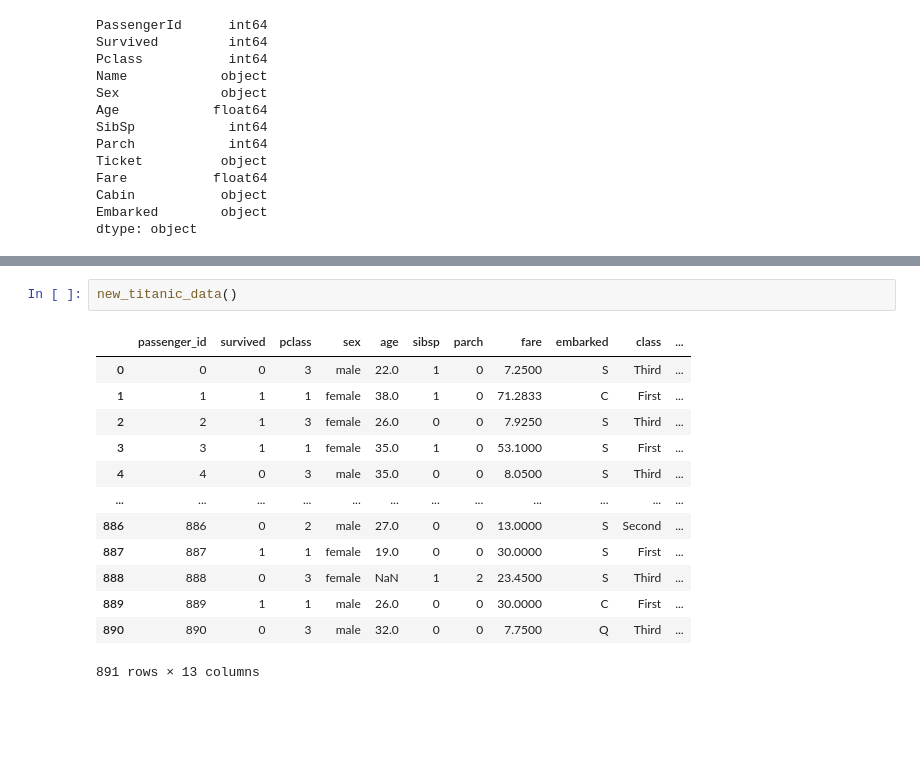
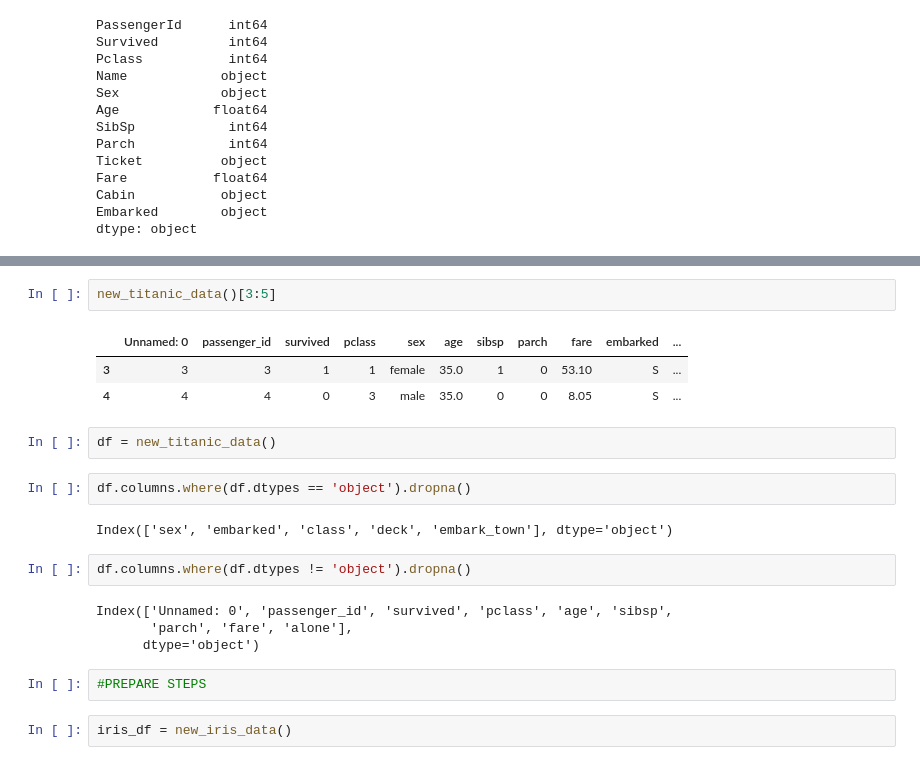
Before and after one commit to carterrxavier/classification-exercises, a Jupyter notebook: classification_exercsises.ipynb, the cells around one changed output, grey strips where cells are left out. Drawn from its saved outputs; the diff is of its cells as text; blank space fills up the shorter version.

Commit message:
add iris data prep

```diff
--- a/classification_exercsises.ipynb
+++ b/classification_exercsises.ipynb
@@ -184,16 +152,22 @@ new_iris_data()
 # %%
-new_titanic_data()
+new_titanic_data()[3:5]
 # %% [output]
-|  | passenger_id | survived | pclass | sex | age | sibsp | parch | fare | embarked | class | ... |
-| 0 | 0 | 0 | 3 | male | 22.0 | 1 | 0 | 7.2500 | S | Third | ... |
-| 1 | 1 | 1 | 1 | female | 38.0 | 1 | 0 | 71.2833 | C | First | ... |
-| 2 | 2 | 1 | 3 | female | 26.0 | 0 | 0 | 7.9250 | S | Third | ... |
-| 3 | 3 | 1 | 1 | female | 35.0 | 1 | 0 | 53.1000 | S | First | ... |
-| 4 | 4 | 0 | 3 | male | 35.0 | 0 | 0 | 8.0500 | S | Third | ... |
-| ... | ... | ... | ... | ... | ... | ... | ... | ... | ... | ... | ... |
-| 886 | 886 | 0 | 2 | male | 27.0 | 0 | 0 | 13.0000 | S | Second | ... |
-| 887 | 887 | 1 | 1 | female | 19.0 | 0 | 0 | 30.0000 | S | First | ... |
-| 888 | 888 | 0 | 3 | female | NaN | 1 | 2 | 23.4500 | S | Third | ... |
-| 889 | 889 | 1 | 1 | male | 26.0 | 0 | 0 | 30.0000 | C | First | ... |
-| 890 | 890 | 0 | 3 | male | 32.0 | 0 | 0 | 7.7500 | Q | Third | ... |
+|  | Unnamed: 0 | passenger_id | survived | pclass | sex | age | sibsp | parch | fare | embarked | ... |
+| 3 | 3 | 3 | 1 | 1 | female | 35.0 | 1 | 0 | 53.10 | S | ... |
+| 4 | 4 | 4 | 0 | 3 | male | 35.0 | 0 | 0 | 8.05 | S | ... |
-891 rows × 13 columns
+# %%
+df = new_titanic_data()
+# %%
+df.columns.where(df.dtypes == 'object').dropna()
+# %% [output]
+Index(['sex', 'embarked', 'class', 'deck', 'embark_town'], dtype='object')
+# %%
+df.columns.where(df.dtypes != 'object').dropna()
+# %% [output]
+Index(['Unnamed: 0', 'passenger_id', 'survived', 'pclass', 'age', 'sibsp',
+       'parch', 'fare', 'alone'],
+      dtype='object')
+# %%
+#PREPARE STEPS
+# %%
+iris_df = new_iris_data()
```
Also changed, not shown: parts of 19 cells of this notebook, 1 other file.
